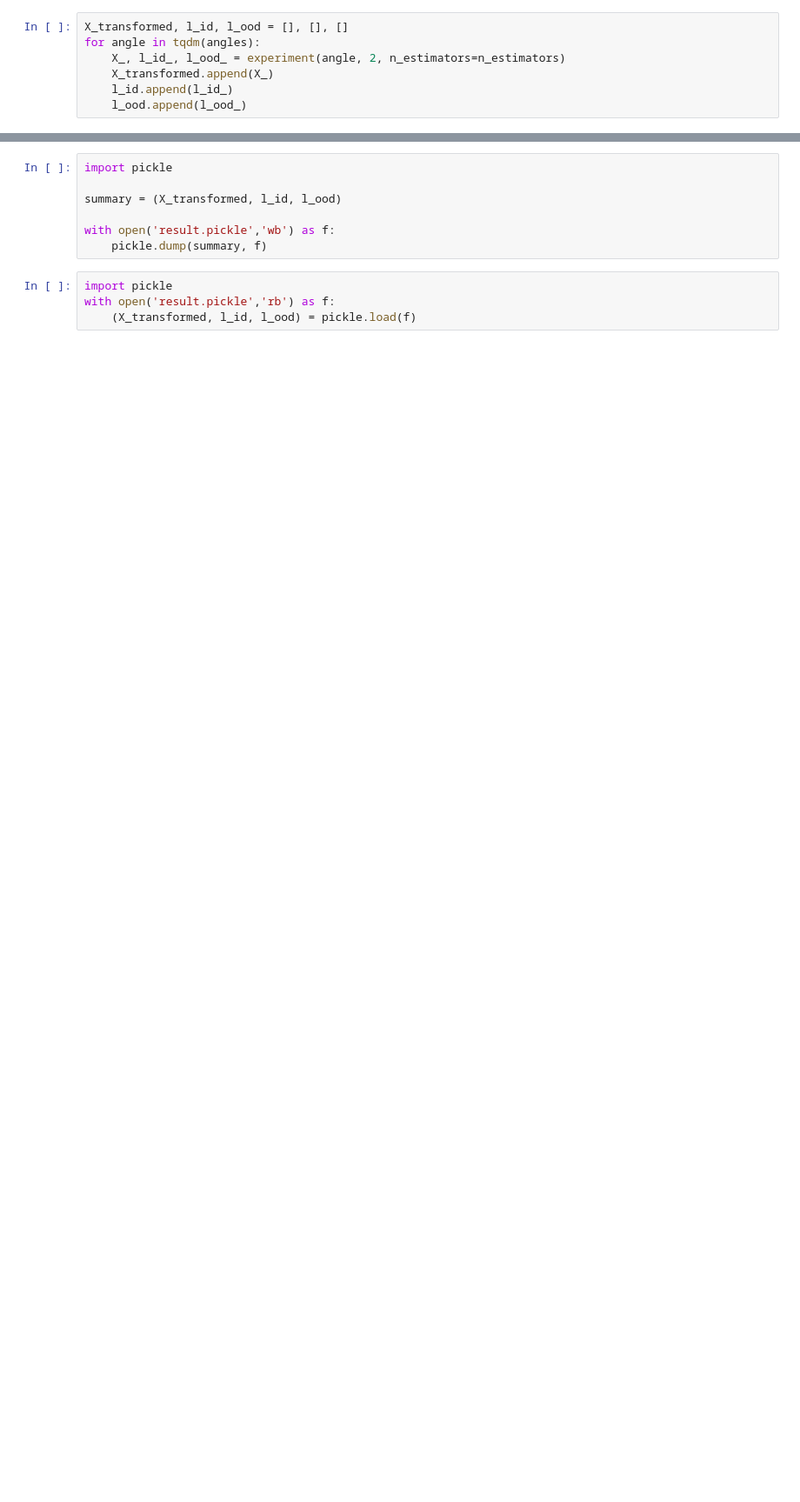
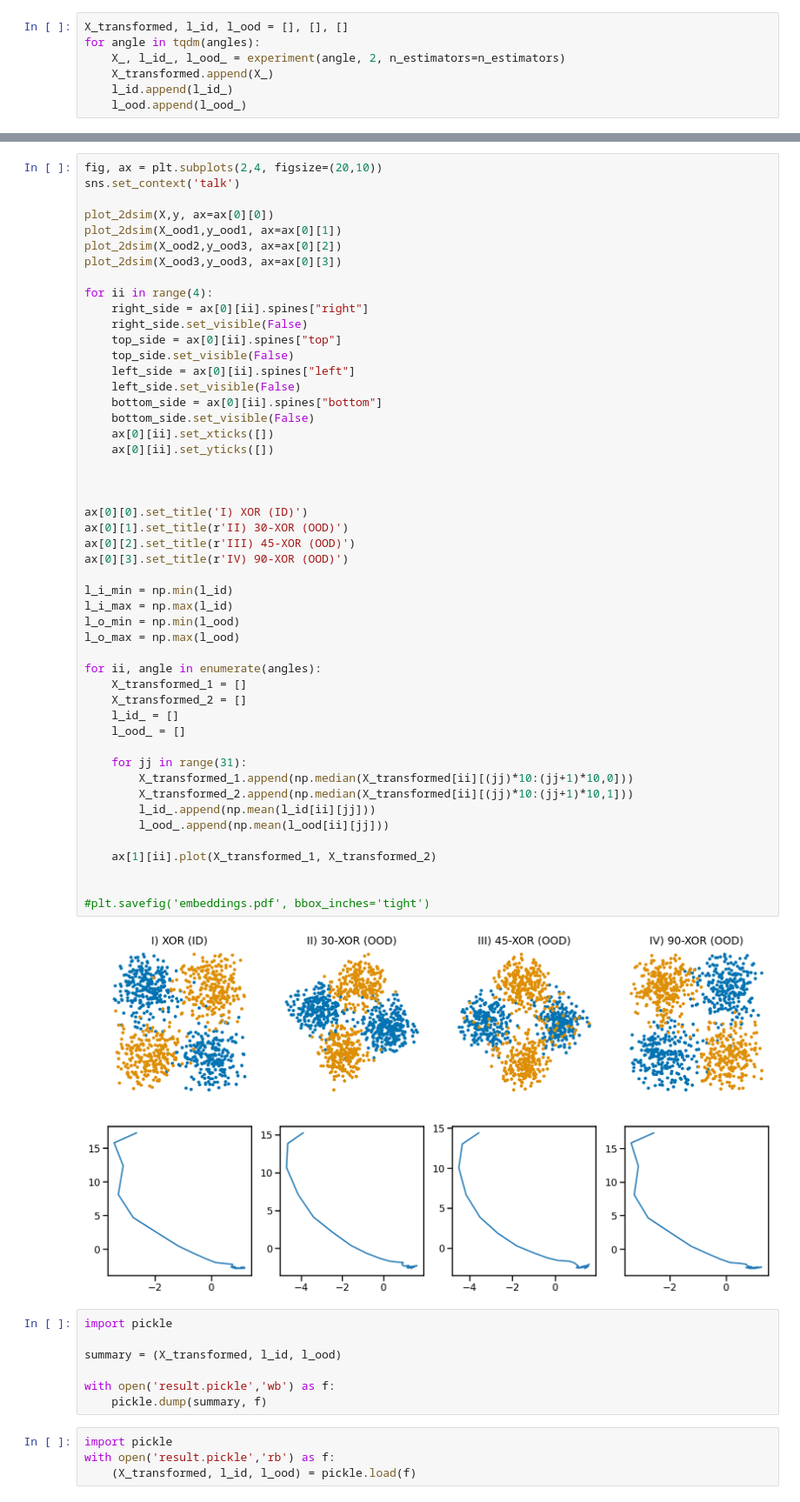
Before and after one commit to neurodata/CEP_experiments, a Jupyter notebook: ood_exp_final_try.ipynb, the cells around one changed output, grey strips where cells are left out. Shown at 87% size. Drawn from its saved outputs; the diff is of its cells as text; blank space fills up the shorter version.

```diff
--- a/ood_exp_final_try.ipynb
+++ b/ood_exp_final_try.ipynb
@@ -180,3 +185,54 @@ plt.savefig('embeddings.pdf', bbox_inches='tight')
+# %%
+fig, ax = plt.subplots(2,4, figsize=(20,10))
+sns.set_context('talk')
+
+plot_2dsim(X,y, ax=ax[0][0])
+plot_2dsim(X_ood1,y_ood1, ax=ax[0][1])
+plot_2dsim(X_ood2,y_ood3, ax=ax[0][2])
+plot_2dsim(X_ood3,y_ood3, ax=ax[0][3])
+
+for ii in range(4):
+    right_side = ax[0][ii].spines["right"]
+    right_side.set_visible(False)
+    top_side = ax[0][ii].spines["top"]
+    top_side.set_visible(False)
+    left_side = ax[0][ii].spines["left"]
+    left_side.set_visible(False)
+    bottom_side = ax[0][ii].spines["bottom"]
+    bottom_side.set_visible(False)
+    ax[0][ii].set_xticks([])
+    ax[0][ii].set_yticks([])
+
+
+
+ax[0][0].set_title('I) XOR (ID)')
+ax[0][1].set_title(r'II) 30-XOR (OOD)')
+ax[0][2].set_title(r'III) 45-XOR (OOD)')
+ax[0][3].set_title(r'IV) 90-XOR (OOD)')
+
+l_i_min = np.min(l_id)
+l_i_max = np.max(l_id)
+l_o_min = np.min(l_ood)
+l_o_max = np.max(l_ood)
+
+for ii, angle in enumerate(angles):
+    X_transformed_1 = []
+    X_transformed_2 = []
+    l_id_ = []
+    l_ood_ = []
+
+    for jj in range(31):
+        X_transformed_1.append(np.median(X_transformed[ii][(jj)*10:(jj+1)*10,0]))
+        X_transformed_2.append(np.median(X_transformed[ii][(jj)*10:(jj+1)*10,1]))
+        l_id_.append(np.mean(l_id[ii][jj]))
+        l_ood_.append(np.mean(l_ood[ii][jj]))
+
+    ax[1][ii].plot(X_transformed_1, X_transformed_2)
+
+
+#plt.savefig('embeddings.pdf', bbox_inches='tight')
+# %% [output]
+[figure, added]
 # %%
 import pickle
 
```
Also changed, not shown: parts of 11 cells of this notebook, 4 other files.
